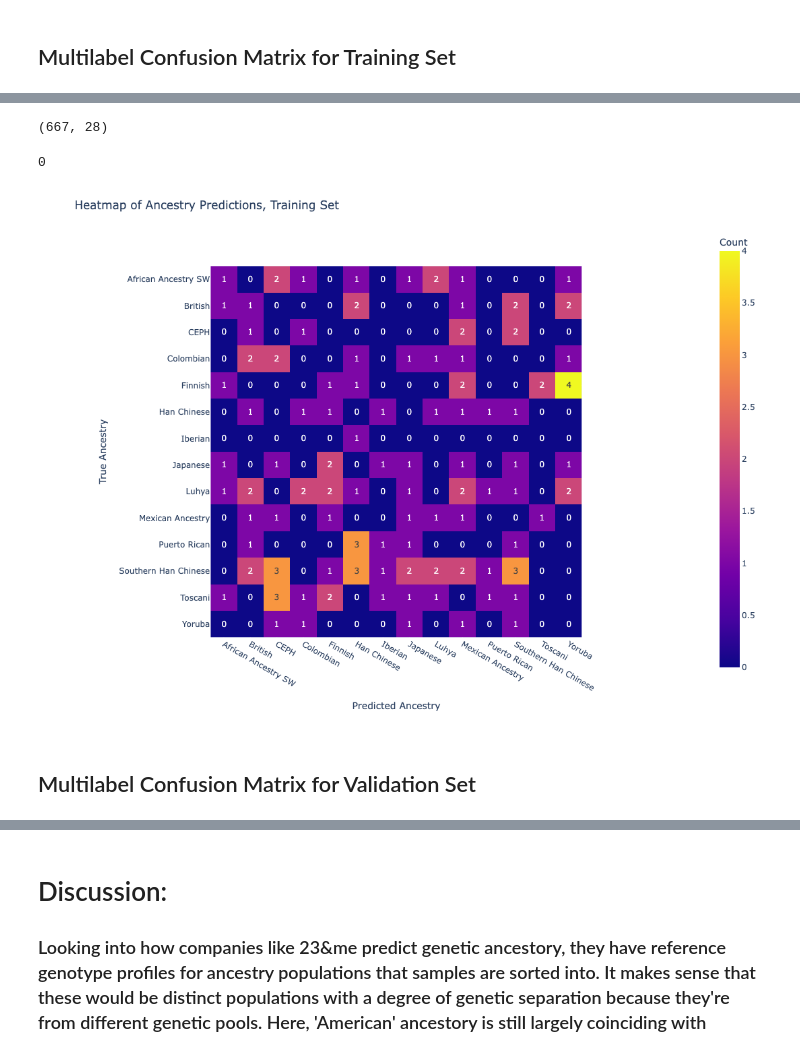
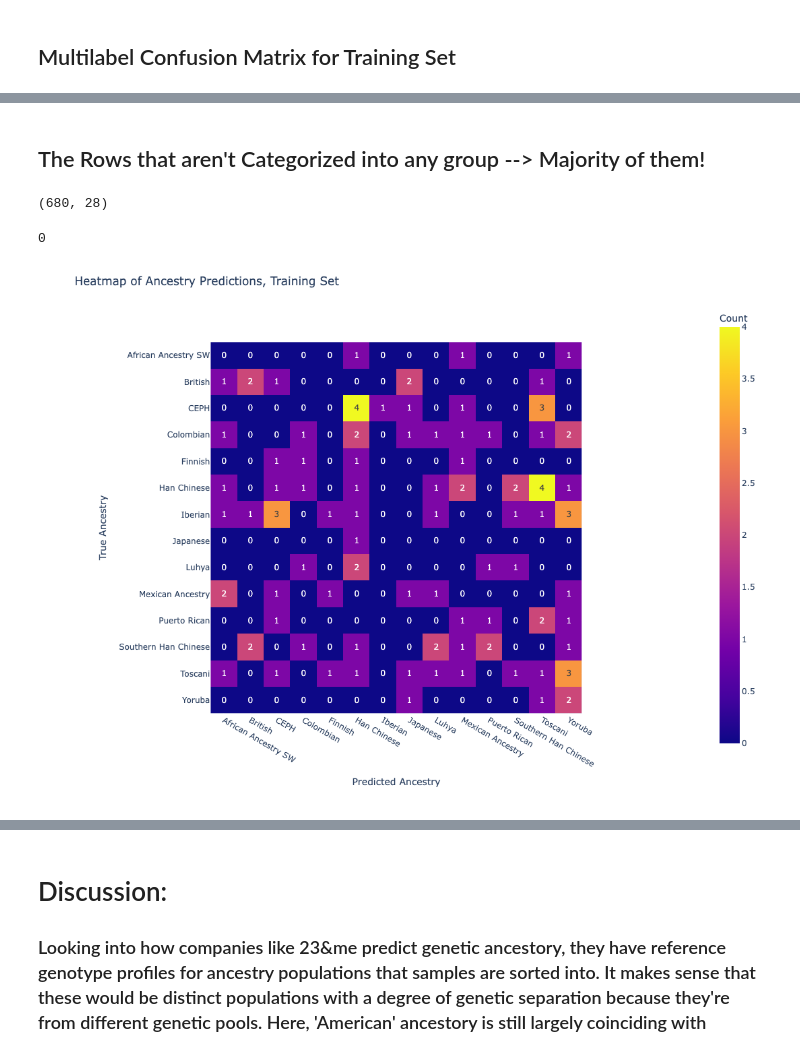
Before and after one commit to davneet721/Classifier_predict_population_from_genotype, a Jupyter notebook: Classifier_Genotype_to_Pop.ipynb, the cells around one changed output, grey strips where cells are left out. Cells and saved outputs as stored; diff of their text form; code cells hidden in the pictures.

Commit message:
regularized population model

```diff
--- a/Classifier_Genotype_to_Pop.ipynb
+++ b/Classifier_Genotype_to_Pop.ipynb
@@ -386,11 +388,11 @@ finetuning_1D('min_samples_leaf', 1, 20, 1, 'max_depth', 8, X_train, y_train, X_
 # %%
 # Define the parameter grid with appropriate prefixes for the base estimator
 param_grid = {
-    'estimator__n_estimators': range(1, 4, 1),  # Example values for n_estimators
+    'estimator__n_estimators': range(1, 2, 1),  # Example values for n_estimators
     'estimator__max_depth': range(9, 10, 1),  # Example values for max_depth
-    'estimator__min_samples_split': range(2, 4, 1),  # Example values for min_samples_split
-    'estimator__max_features': range(10, 15, 1),  # Example values for max_depth
-    'estimator__min_samples_leaf': range(1, 6, 1)  # Example values for max_depth
+    'estimator__min_samples_split': range(3, 4, 1),  # Example values for min_samples_split
+    'estimator__max_features': range(26, 40, 1),  # Example values for max_depth
+    'estimator__min_samples_leaf': range(1, 2, 1)  # Example values for max_depth
 }
 
 # Instantiate the RandomForestClassifier and wrap with MultiOutputClassifier
@@ -419,6 +422,6 @@ Fitting 5 folds for each of 150 candidates, totalling 750 fits
 # %% [markdown]
 ## Creating the RFC with the best n_estimator and max_depth values
 # %%
-rfclass = RandomForestClassifier(n_estimators=1, max_depth = 11, random_state=42) # n_estimators=100,max_features='sqrt',max_depth=None,min_samples_split=2,min_samples_leaf=1,bootstrap=True,random_state=42,class_weight='balanced'
+rfclass = RandomForestClassifier(n_estimators=1, max_depth = 9, max_features=27, min_samples_leaf=1, min_samples_split=3, random_state=42) # n_estimators=100,max_features='sqrt',max_depth=None,min_samples_split=2,min_samples_leaf=1,bootstrap=True,random_state=42,class_weight='balanced'
 rfclass
 # %% [output]
@@ -585,6 +597,8 @@ grouped_data
 |  |  | True | False | False | ... |
 |  | True | False | False | False | ... |
 | True | False | False | False | False | ... |
+# %% [markdown]
+## The Rows that aren't Categorized into any group --> Majority of them!
 # %%
 # Create the boolean mask to check if all specified ancestry columns are False
 all_false_mask = ~y_train_pred_df[pred_columns].any(axis=1)
@@ -595,30 +609,28 @@ print(result.shape)
 # Confirm that none of the categories are predicted as True, should be 0
 result[pred_columns].sum().sum()
 # %% [output]
-(667, 28)
+(680, 28)
 0
 # %%
 #index_y=['European', 'East Asian', 'African']
 index_x=pred_columns
 index_y = pred_columns#[::-1]
 
 # Create an interactive heatmap
 fig = px.imshow(grouped_data.values,
                 labels=dict(x='Predicted Ancestry', y='True Ancestry', color='Count'),
                 x=index_x,
                 y=index_x,
                 #color_continuous_scale='Blues',
                 text_auto=True)
 
 # Update layout
 fig.update_layout(title='Heatmap of Ancestry Predictions, Training Set', width=1200, height=800)
 
 # Save the heatmap as a PNG file
-fig.write_image('population_training_cm_heatmap.png', scale=2)  # Scale can be adjusted for higher resolution
+fig.write_image('Populations_training_cm_heatmap.png', scale=2)  # Scale can be adjusted for higher resolution
 
 # Show the Plotly heatmap
 fig.show()
 # %% [output]
-[figure, old version]
+[figure, new version]
-# %% [markdown]
-## Multilabel Confusion Matrix for Validation Set
```
Also changed, not shown: parts of 12 cells of this notebook, 3 other files.
